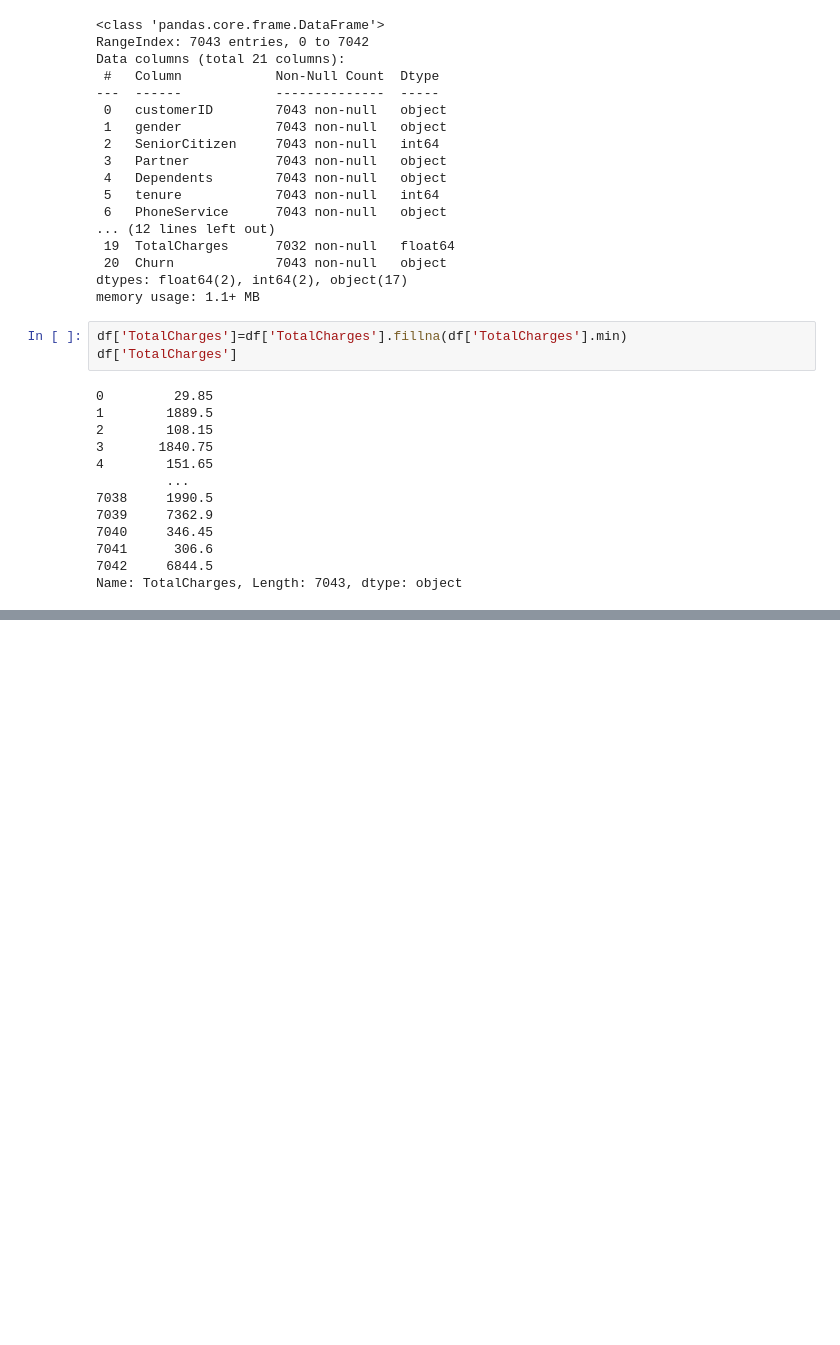
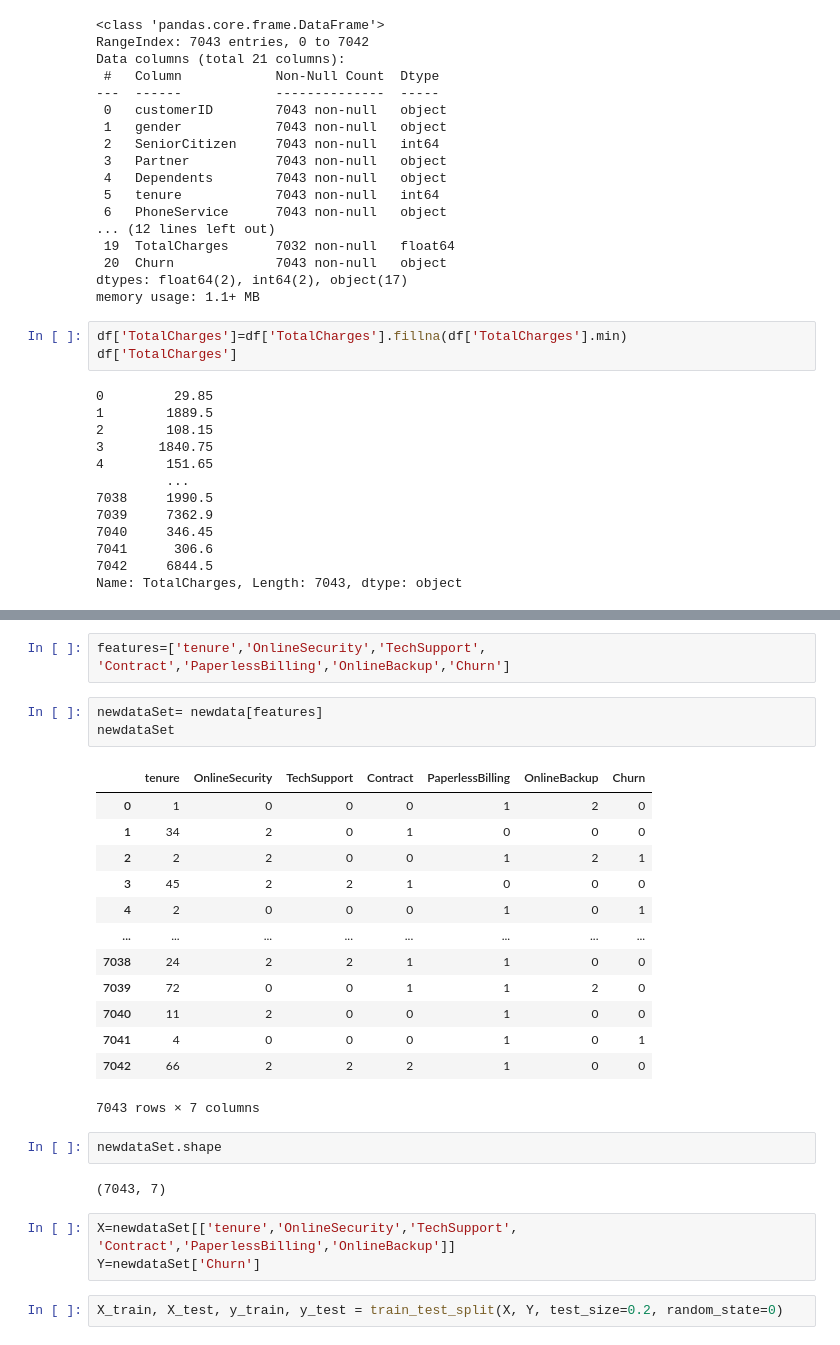
Before and after one commit to Hervnzig/machine_learning_model, a Jupyter notebook: src.ipynb, the cells around one changed output, grey strips where cells are left out. Saved outputs shown, nothing was run; the diff lists cells and outputs as text; blank space fills up the shorter version.

```diff
--- a/src.ipynb
+++ b/src.ipynb
@@ -81,0 +141,28 @@ Name: TotalCharges, Length: 7043, dtype: object
+# %%
+features=['tenure','OnlineSecurity','TechSupport', 'Contract','PaperlessBilling','OnlineBackup','Churn']
+# %%
+newdataSet= newdata[features]
+newdataSet
+# %% [output]
+|  | tenure | OnlineSecurity | TechSupport | Contract | PaperlessBilling | OnlineBackup | Churn |
+| 0 | 1 | 0 | 0 | 0 | 1 | 2 | 0 |
+| 1 | 34 | 2 | 0 | 1 | 0 | 0 | 0 |
+| 2 | 2 | 2 | 0 | 0 | 1 | 2 | 1 |
+| 3 | 45 | 2 | 2 | 1 | 0 | 0 | 0 |
+| 4 | 2 | 0 | 0 | 0 | 1 | 0 | 1 |
+| ... | ... | ... | ... | ... | ... | ... | ... |
+| 7038 | 24 | 2 | 2 | 1 | 1 | 0 | 0 |
+| 7039 | 72 | 0 | 0 | 1 | 1 | 2 | 0 |
+| 7040 | 11 | 2 | 0 | 0 | 1 | 0 | 0 |
+| 7041 | 4 | 0 | 0 | 0 | 1 | 0 | 1 |
+| 7042 | 66 | 2 | 2 | 2 | 1 | 0 | 0 |
+7043 rows × 7 columns
+# %%
+newdataSet.shape
+# %% [output]
+(7043, 7)
+# %%
+X=newdataSet[['tenure','OnlineSecurity','TechSupport', 'Contract','PaperlessBilling','OnlineBackup']]
+Y=newdataSet['Churn']
+# %%
+X_train, X_test, y_train, y_test = train_test_split(X, Y, test_size=0.2, random_state=0)
```
Also changed, not shown: parts of 9 cells of this notebook, 1 other file.
